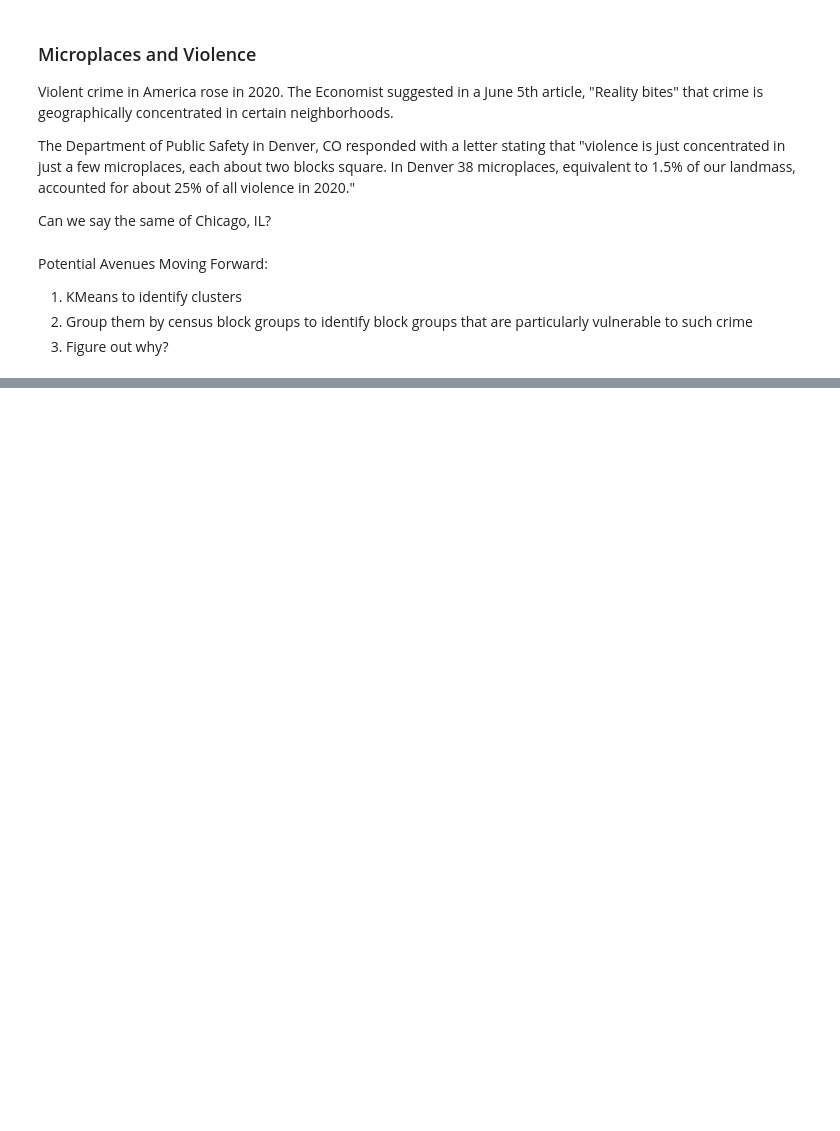
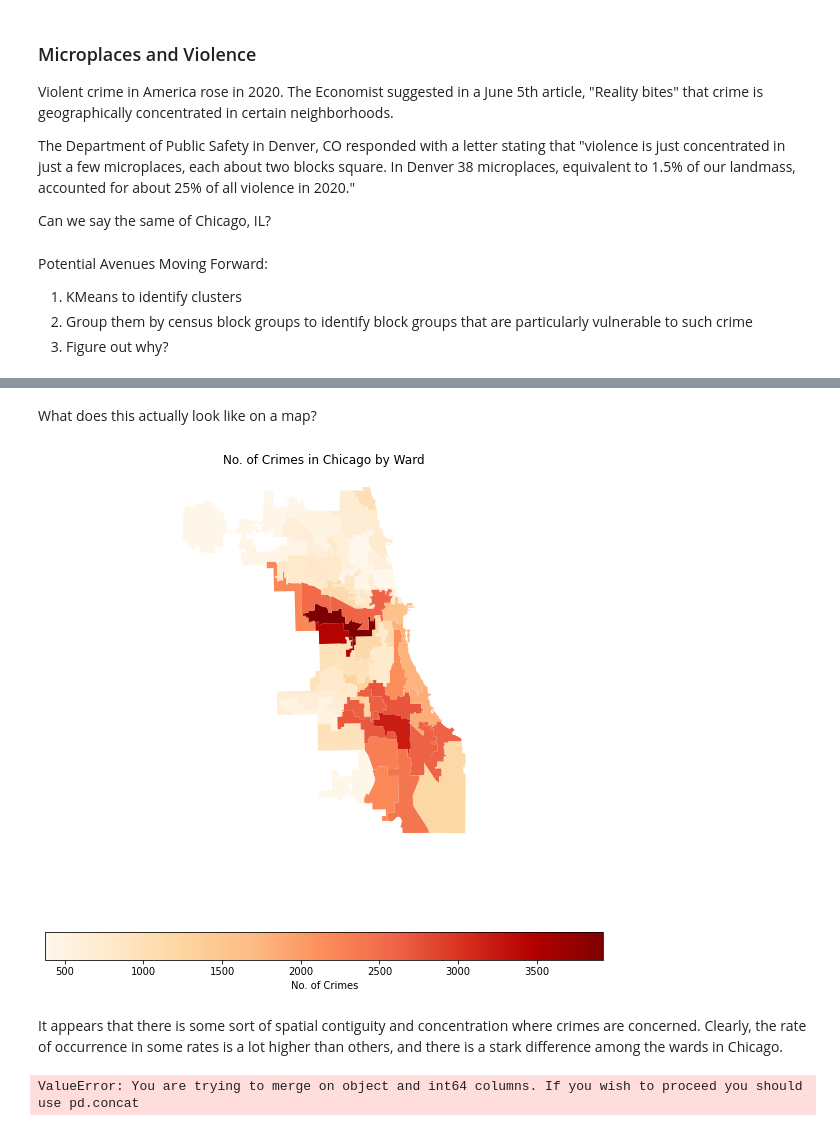
Before and after one commit to westerleyy/fidap, a Jupyter notebook: microplaces_violence.ipynb, the cells around one changed output, grey strips where cells are left out. Saved outputs shown, nothing was run; the diff lists cells and outputs as text; code cells hidden in the pictures; blank space fills up the shorter version.

```diff
--- a/microplaces_violence.ipynb
+++ b/microplaces_violence.ipynb
@@ -32,0 +35,14 @@ Potential Avenues Moving Forward:
+# %%
+# count of crime by ward
+chicago_violent_crime_2020_ward = fidap.sql("""
+SELECT COUNT(*) AS crime_count, ward
+FROM bigquery-public-data.chicago_crime.crime
+WHERE year = 2020
+AND primary_type IN ('HOMICIDE', 'CRIME SEXUAL ASSAULT', 'ROBBERY', 'BATTERY', 'ASSAULT', 'ARSON', 'KIDNAPPING', 'INTIMIDATION')
+AND location IS NOT NULL
+AND ward IS NOT NULL
+GROUP BY ward
+""")
+
+# change type
+chicago_violent_crime_2020_ward['ward'] = chicago_violent_crime_2020_ward['ward'].astype(str)
@@ -32,0 +59,32 @@ Potential Avenues Moving Forward:
+# %% [markdown]
+What does this actually look like on a map?
+# %%
+# get chicago's wards boundaries
+chicago_wards_url = "https://data.cityofchicago.org/api/geospatial/sp34-6z76?method=export&format=Shapefile"
+chicago_wards = gpd.read_file(chicago_wards_url)
+
+# chicago population by census block
+chicago_pop_census_block_url = "https://data.cityofchicago.org/resource/5yjb-v3mj.csv"
+chicago_pop_census_block = pd.read_csv(chicago_pop_census_block_url)
+
+# chicago census_blocks boundaries
+chicago_census_blocks_url = "https://data.cityofchicago.org/api/geospatial/mfzt-js4n?method=export&format=Shapefile"
+chicago_census_blocks = gpd.read_file(chicago_census_blocks_url)
+# %%
+# join count of crime by ward to wards
+chicago_wards_crime_count = chicago_wards.copy().merge(chicago_violent_crime_2020_ward)
+
+# plot
+f, ax = plt.subplots(figsize = (10,10))
+chicago_wards_crime_count.plot(ax = ax, column = 'crime_count', legend = True, cmap = "OrRd",
+                               legend_kwds = {
+                                   'label': 'No. of Crimes',
+                                   'orientation': 'horizontal'
+                               })
+ax.set_axis_off()
+ax.set_title("No. of Crimes in Chicago by Ward")
+plt.show()
+# %% [output]
+[figure, added]
+# %% [markdown]
+It appears that there is some sort of spatial contiguity and concentration where crimes are concerned. Clearly, the rate of occurrence in some rates is a lot higher than others, and there is a stark difference among the wards in Chicago.
@@ -32,0 +108,4 @@ Potential Avenues Moving Forward:
+# %%
+chicago_crime_blockgroup_count = chicago_census_blocks.merge(chicago_crime_by_blockgroup, left_on = 'geoid10', right_on = 'geo_id', how = 'left')
+# %% [output]
+ValueError: You are trying to merge on object and int64 columns. If you wish to proceed you should use pd.concat
```
Also changed, not shown: parts of 4 cells of this notebook, 1 other file.
